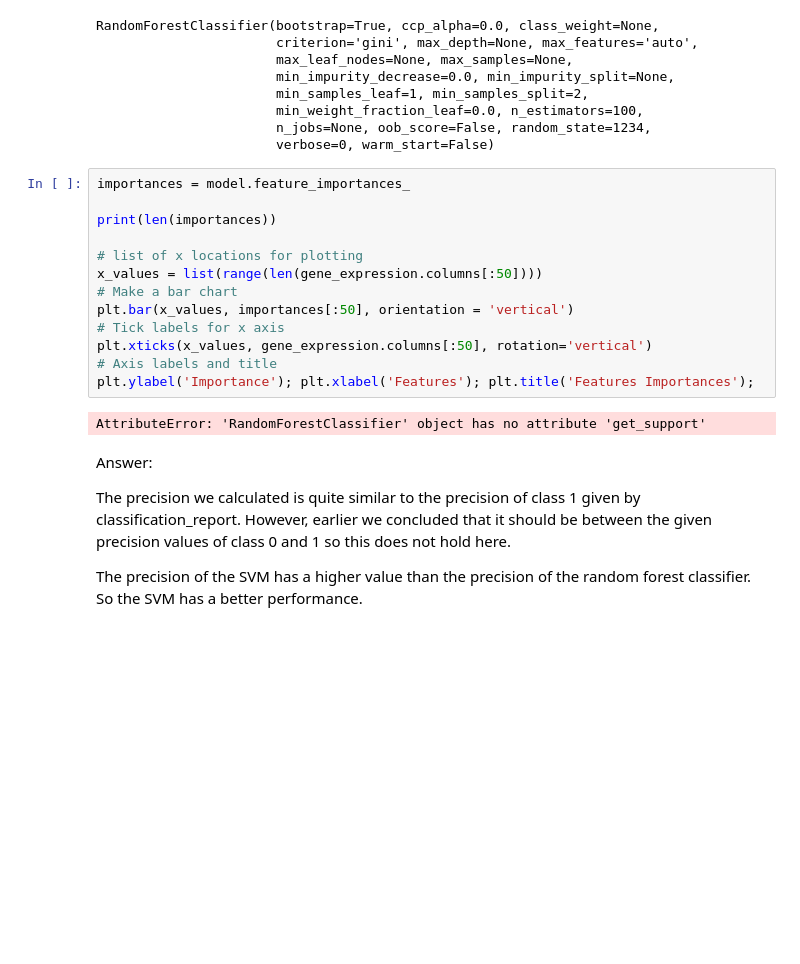
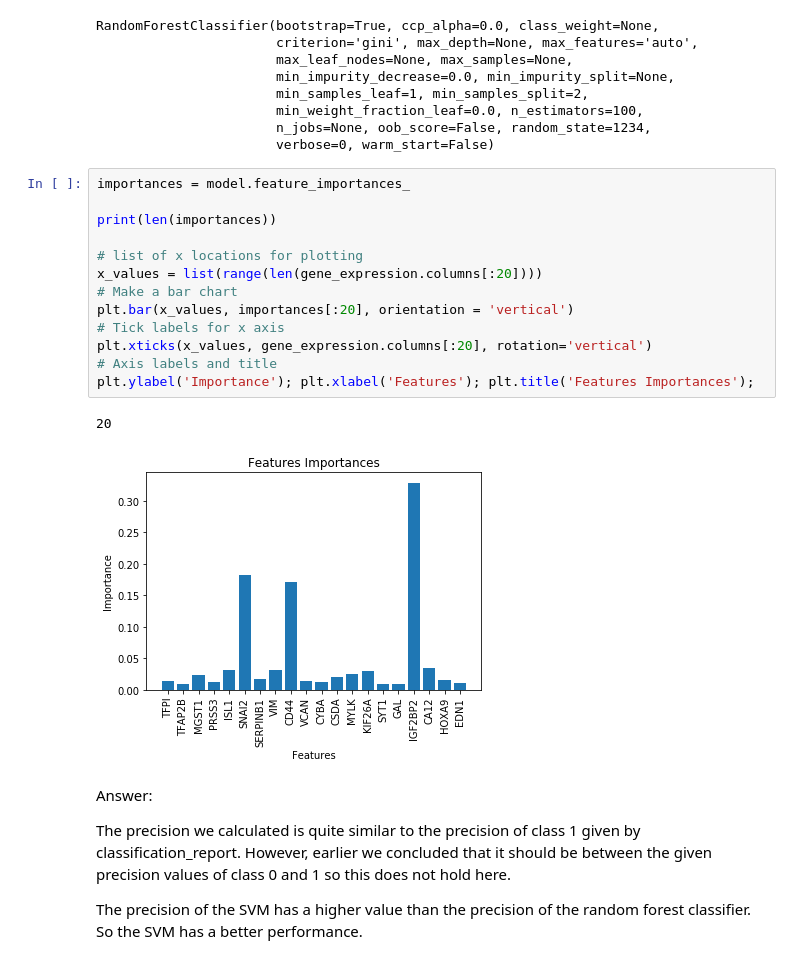
Before and after one commit to max-de-rooij/8dm50-machine-learning, a Jupyter notebook: practicals/week_6.ipynb, the cells around one changed output. Drawn from its saved outputs; the diff is of its cells as text; blank space fills up the shorter version.

```diff
--- a/practicals/week_6.ipynb
+++ b/practicals/week_6.ipynb
@@ -325,18 +330,19 @@ RandomForestClassifier(bootstrap=True, ccp_alpha=0.0, class_weight=None,
 # %%
 importances = model.feature_importances_
 
 print(len(importances))
 
 # list of x locations for plotting
-x_values = list(range(len(gene_expression.columns[:50])))
+x_values = list(range(len(gene_expression.columns[:20])))
 # Make a bar chart
-plt.bar(x_values, importances[:50], orientation = 'vertical')
+plt.bar(x_values, importances[:20], orientation = 'vertical')
 # Tick labels for x axis
-plt.xticks(x_values, gene_expression.columns[:50], rotation='vertical')
+plt.xticks(x_values, gene_expression.columns[:20], rotation='vertical')
 # Axis labels and title
 plt.ylabel('Importance'); plt.xlabel('Features'); plt.title('Features Importances');
 # %% [output]
-AttributeError: 'RandomForestClassifier' object has no attribute 'get_support'
+20
+[figure, added]
 # %% [markdown]
 Answer:
 
```
Also changed, not shown: parts of 2 cells of this notebook.
